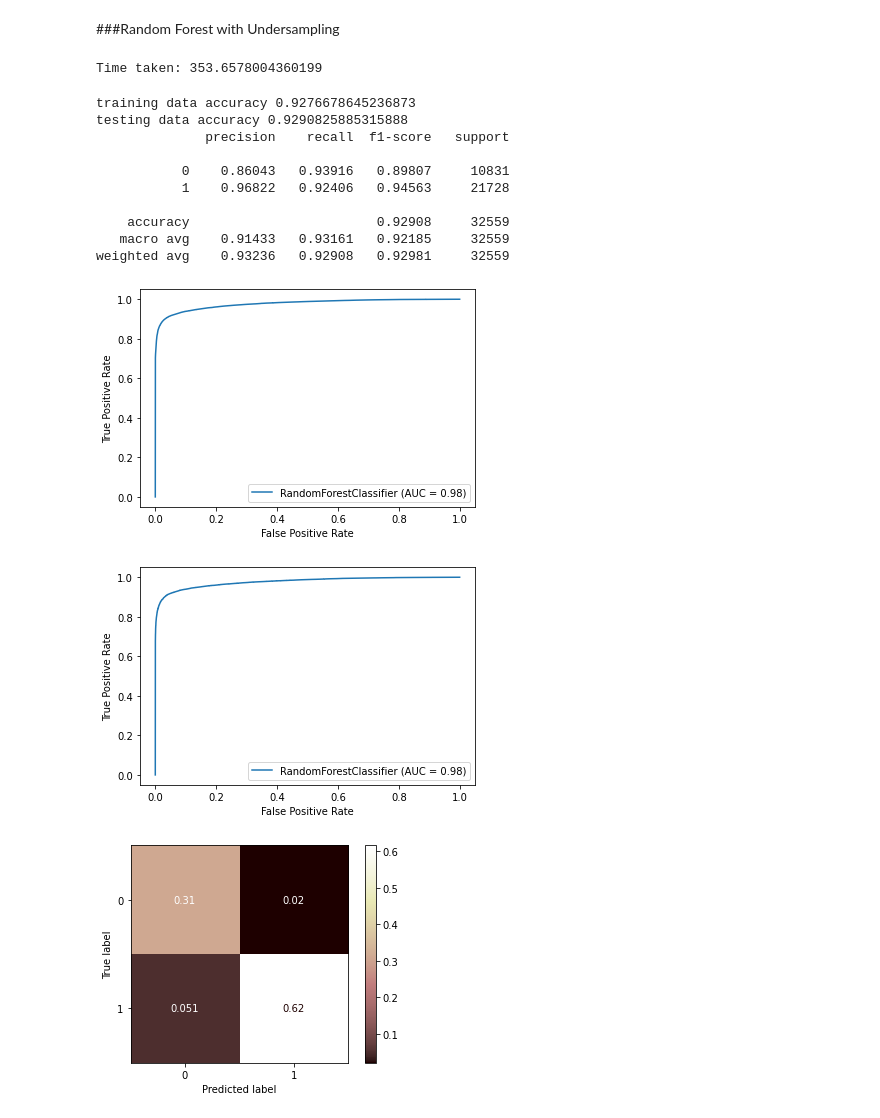
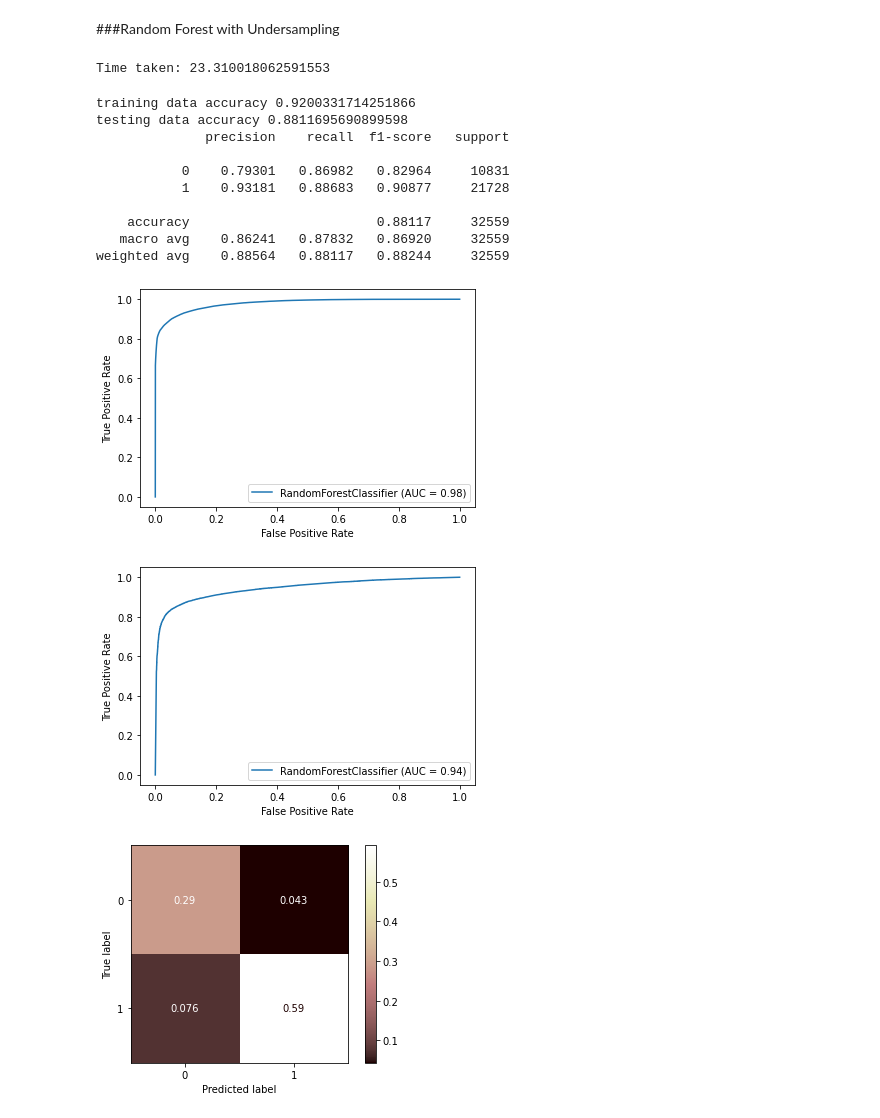
Before and after one commit to Mayank-004/Covid-19-, a Jupyter notebook: Covid19_Death_Predictive_Analysis_Imbalance_correction.ipynb, the cells around one changed output. Drawn from its saved outputs; the diff is of its cells as text; code cells hidden in the pictures.

```diff
--- a/Covid19_Death_Predictive_Analysis_Imbalance_correction.ipynb
+++ b/Covid19_Death_Predictive_Analysis_Imbalance_correction.ipynb
@@ -196,7 +196,7 @@ def eval_result(model_name,y_train,y_predtrain,y_test,y_predtest):
     print(classification_report(y_test,y_predtest,digits=5))
     plot_confusion_matrix(model_name, X_test, y_test,cmap=plt.cm.pink, normalize = 'all')
 # %%
-def run_model(model,verbose=True):
+def run_model(model,X_train,y_train,verbose=True):
     t0=time.time()
     if verbose== False:
         model.fit(X_train,y_train.ravel(),verbose=0)
@@ -374,7 +519,7 @@ X_under, y_under = undersample.fit_resample(X, Y)
 '''X_under=pd.DataFrame(X_under)
 y_under=pd.DataFrame(y_under)'''
 # %%
-X_train, X_test, y_train, y_test = train_test_split(X_under, y_under, test_size = 0.3, random_state = 786)
+X_trainunder, X_testunder, y_trainunder, y_testunder = train_test_split(X_under, y_under, test_size = 0.3, random_state = 786)
 # %%
 from sklearn.ensemble import RandomForestClassifier
 rf_undersample = RandomForestClassifier(criterion='gini',
@@ -388,27 +533,27 @@ rf_undersample = RandomForestClassifier(criterion='gini',
                             #class_weight={0:9999,1:1}
                             )
 #rf.fit(X_train, y_train.values)
-run_model(rf_undersample)
+run_model(rf_undersample,X_trainunder,y_trainunder)
 # %% [output]
-Time taken: 353.6578004360199
+Time taken: 23.310018062591553
 # %%
-y_predtest_rfund= rf_undersample.predict(X_test)
+y_predtest_rfund= rf_undersample.predict(X_testunder)
 #y_score = rf.predict_proba(X_test)[:,1]
 
-y_predtrain_rfund = rf_undersample.predict(X_train)
+y_predtrain_rfund = rf_undersample.predict(X_trainunder)
 # %%
-eval_result(rf_undersample,y_train,y_predtrain_rfund,y_test,y_predtest_rfund)
+eval_result(rf_undersample,X_trainunder,y_trainunder,y_predtrain_rfund,X_testunder,y_testunder,y_predtest_rfund)
 # %% [output]
-training data accuracy 0.9276678645236873
-testing data accuracy 0.9290825885315888
+training data accuracy 0.9200331714251866
+testing data accuracy 0.8811695690899598
               precision    recall  f1-score   support
 
-           0    0.86043   0.93916   0.89807     10831
-           1    0.96822   0.92406   0.94563     21728
+           0    0.79301   0.86982   0.82964     10831
+           1    0.93181   0.88683   0.90877     21728
 
-    accuracy                        0.92908     32559
-   macro avg    0.91433   0.93161   0.92185     32559
-weighted avg    0.93236   0.92908   0.92981     32559
+    accuracy                        0.88117     32559
+   macro avg    0.86241   0.87832   0.86920     32559
+weighted avg    0.88564   0.88117   0.88244     32559
-[figure, old version]
+[figure, new version]
-[figure, old version]
+[figure, new version]
-[figure, old version]
+[figure, new version]
```
Also changed, not shown: parts of 18 cells of this notebook.
